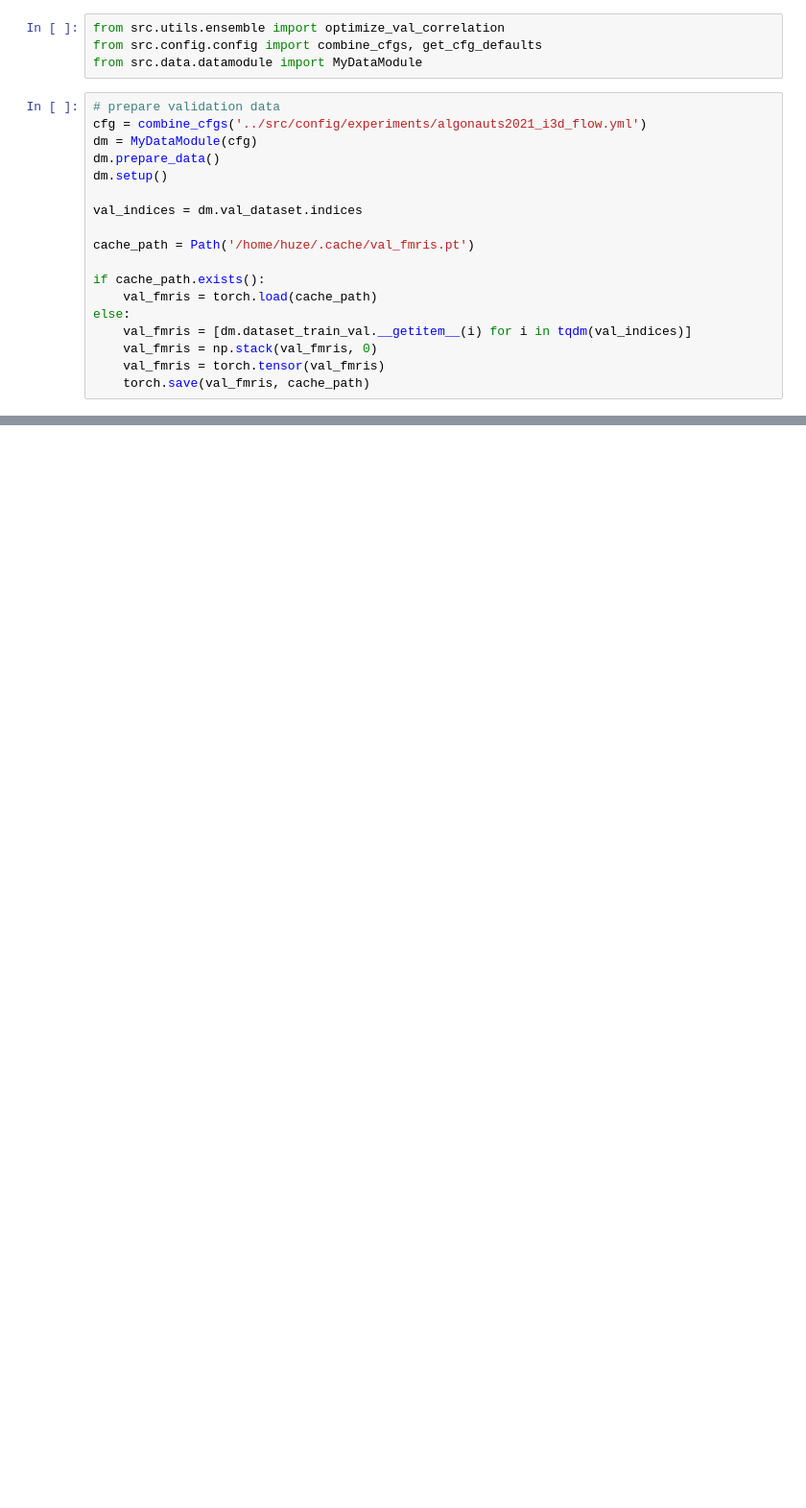
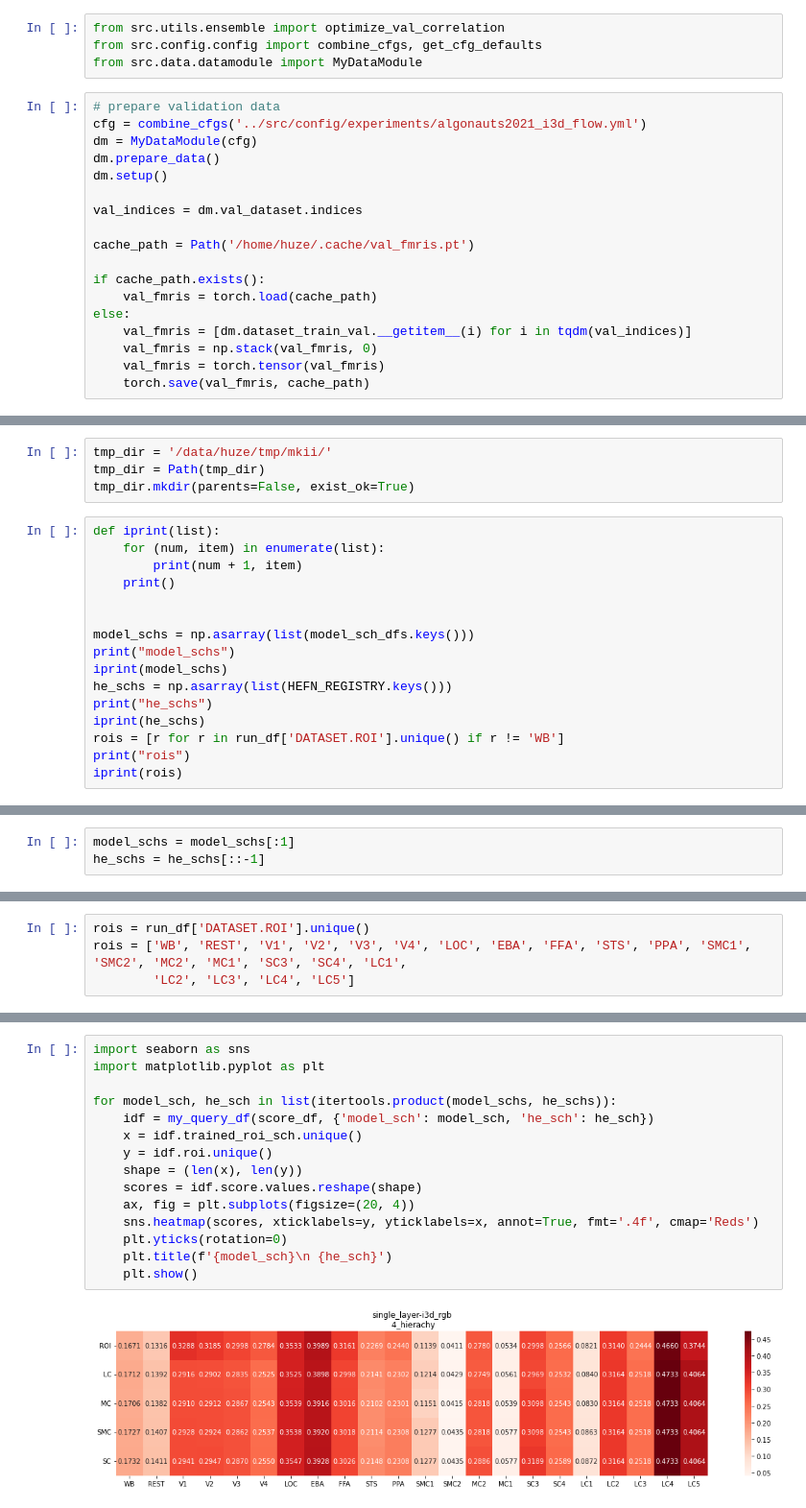
Before and after one commit to huzeyann/htROI-neural-encoding, a Jupyter notebook: notebooks/hierarchical ensemble.ipynb, the cells around one changed output, grey strips where cells are left out. Shown: that part at 96% size. Saved outputs shown, nothing was run; the diff lists cells and outputs as text; blank space fills up the shorter version.

```diff
--- a/notebooks/hierarchical ensemble.ipynb
+++ b/notebooks/hierarchical ensemble.ipynb
@@ -205,0 +312,20 @@ sch_prediction_dict
+# %%
+tmp_dir = '/data/huze/tmp/mkii/'
+tmp_dir = Path(tmp_dir)
+tmp_dir.mkdir(parents=False, exist_ok=True)
+# %%
+def iprint(list):
+    for (num, item) in enumerate(list):
+        print(num + 1, item)
+    print()
+
+
+model_schs = np.asarray(list(model_sch_dfs.keys()))
+print("model_schs")
+iprint(model_schs)
+he_schs = np.asarray(list(HEFN_REGISTRY.keys()))
+print("he_schs")
+iprint(he_schs)
+rois = [r for r in run_df['DATASET.ROI'].unique() if r != 'WB']
+print("rois")
+iprint(rois)
@@ -205,0 +350,3 @@ sch_prediction_dict
+# %%
+model_schs = model_schs[:1]
+he_schs = he_schs[::-1]
@@ -205,0 +388,4 @@ sch_prediction_dict
+# %%
+rois = run_df['DATASET.ROI'].unique()
+rois = ['WB', 'REST', 'V1', 'V2', 'V3', 'V4', 'LOC', 'EBA', 'FFA', 'STS', 'PPA', 'SMC1', 'SMC2', 'MC2', 'MC1', 'SC3', 'SC4', 'LC1',
+        'LC2', 'LC3', 'LC4', 'LC5']
@@ -205,0 +427,17 @@ sch_prediction_dict
+# %%
+import seaborn as sns
+import matplotlib.pyplot as plt
+
+for model_sch, he_sch in list(itertools.product(model_schs, he_schs)):
+    idf = my_query_df(score_df, {'model_sch': model_sch, 'he_sch': he_sch})
+    x = idf.trained_roi_sch.unique()
+    y = idf.roi.unique()
+    shape = (len(x), len(y))
+    scores = idf.score.values.reshape(shape)
+    ax, fig = plt.subplots(figsize=(20, 4))
+    sns.heatmap(scores, xticklabels=y, yticklabels=x, annot=True, fmt='.4f', cmap='Reds')
+    plt.yticks(rotation=0)
+    plt.title(f'{model_sch}\n {he_sch}')
+    plt.show()
+# %% [output]
+[figure, added]
```
Also changed, not shown: parts of 44 cells of this notebook, 3 other files.
